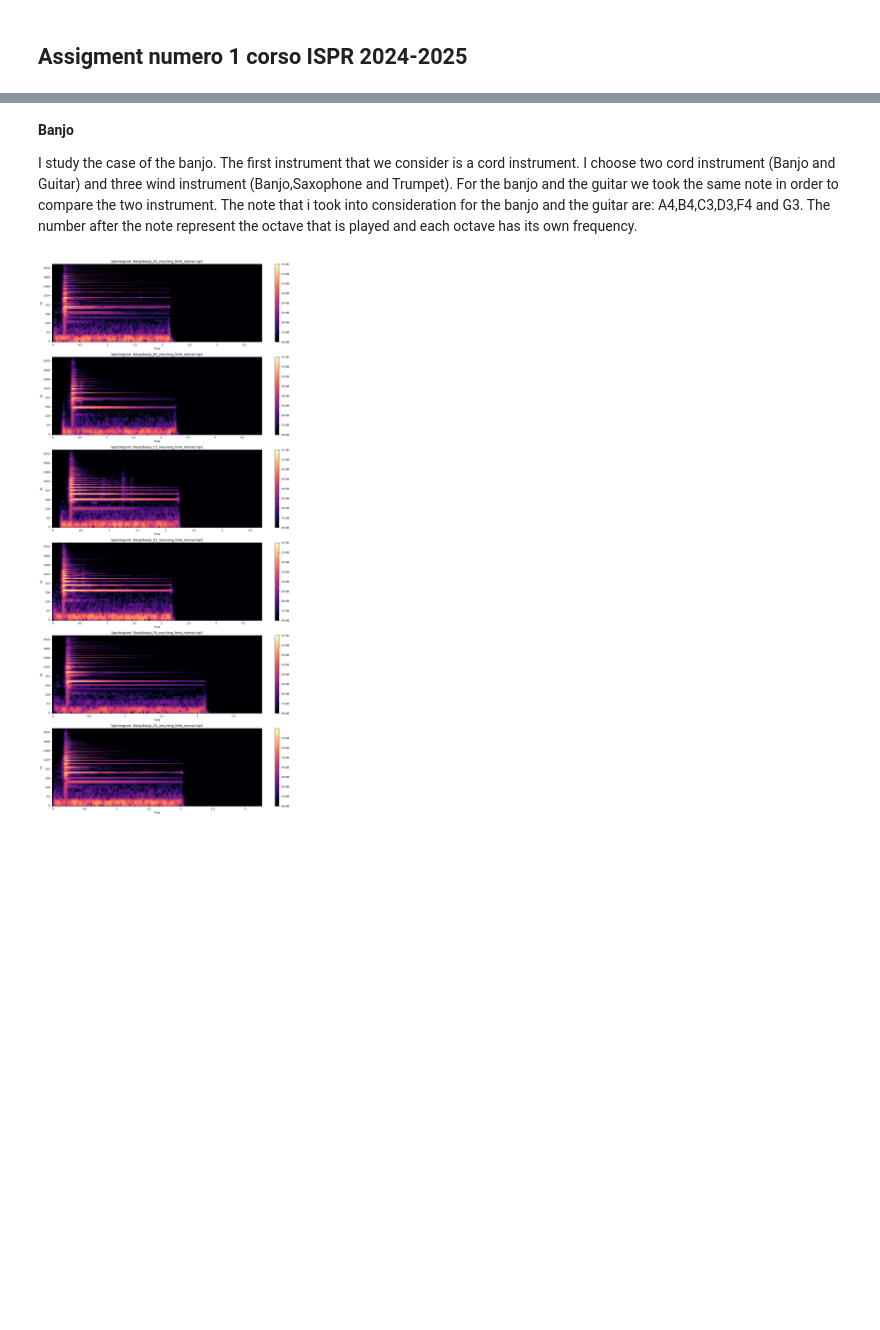
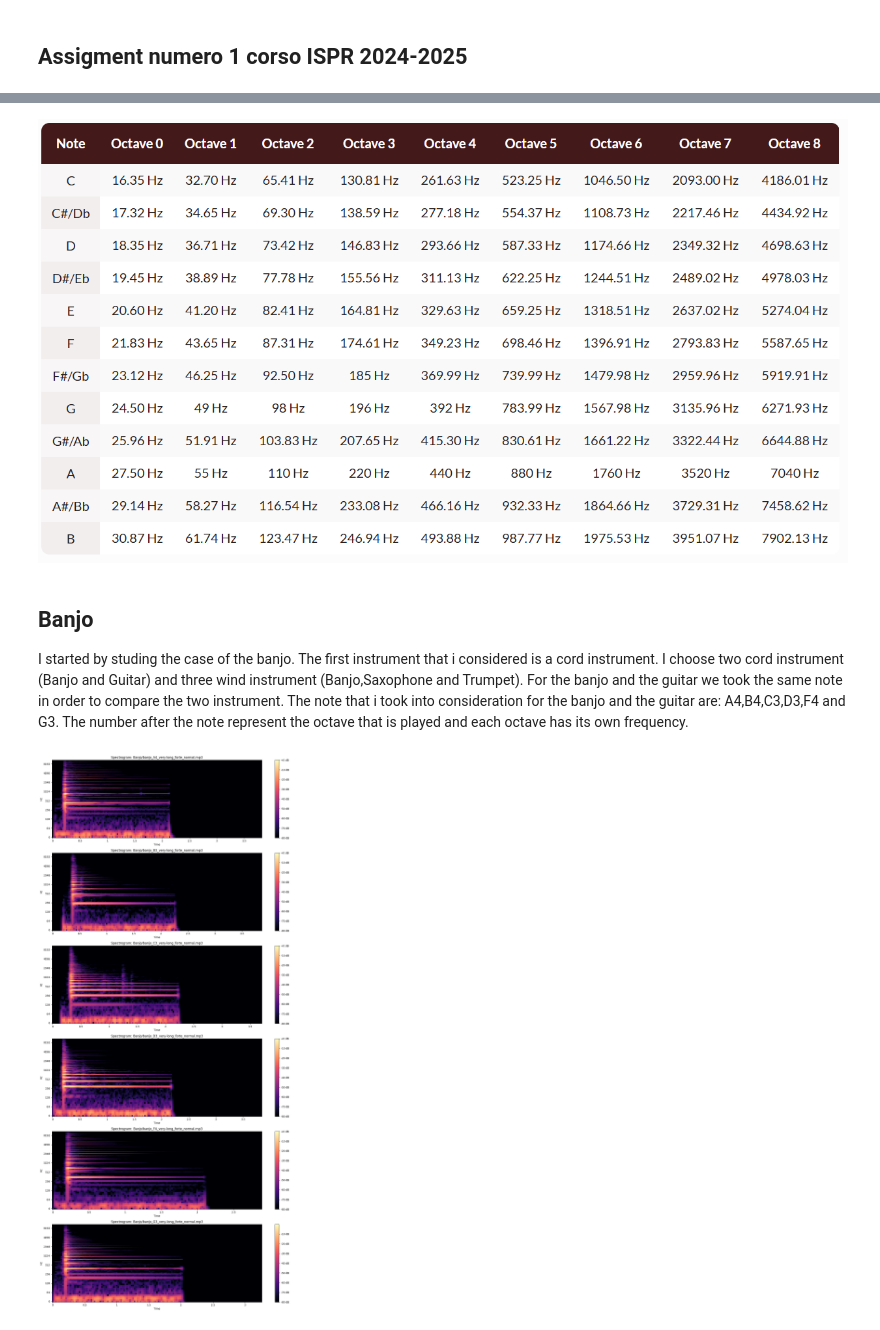
Before and after one commit to filipposandoval/ISPR-2024-2025, a Jupyter notebook: Assigment1.ipynb, the cells around one changed output, grey strips where cells are left out. Drawn from its saved outputs; the diff is of its cells as text; code cells hidden in the pictures; blank space fills up the shorter version.

```diff
--- a/Assigment1.ipynb
+++ b/Assigment1.ipynb
@@ -43,7 +51,13 @@ Now we try the same analysis fot the guitar, in particular we have to focus our
+# %%
+from IPython import  display
+
+display.Image('frequancies.png')
+# %% [output]
+[figure, added]
 # %% [markdown]
-**Banjo**
+## Banjo
 
-I study the case of the banjo. The first instrument that we consider is a cord instrument. I choose two cord instrument (Banjo and Guitar) and three wind instrument (Banjo,Saxophone and Trumpet). For the banjo and the guitar we took the same note in order to compare the two instrument. The note that i took into consideration for the banjo and the guitar are: A4,B4,C3,D3,F4 and G3. The number after the note represent the octave that is played and each octave has its own frequency.
+I  started by studing the case of the banjo. The first instrument that i considered is a cord instrument. I choose two cord instrument (Banjo and Guitar) and three wind instrument (Banjo,Saxophone and Trumpet). For the banjo and the guitar we took the same note in order to compare the two instrument. The note that i took into consideration for the banjo and the guitar are: A4,B4,C3,D3,F4 and G3. The number after the note represent the octave that is played and each octave has its own frequency.
 # %%
 banjo1= 'Banjo/banjo_A4_very-long_forte_normal.mp3'
 banjo2= 'Banjo/banjo_B3_very-long_forte_normal.mp3'
```
Also changed, not shown: parts of 17 cells of this notebook, 1 other file.
